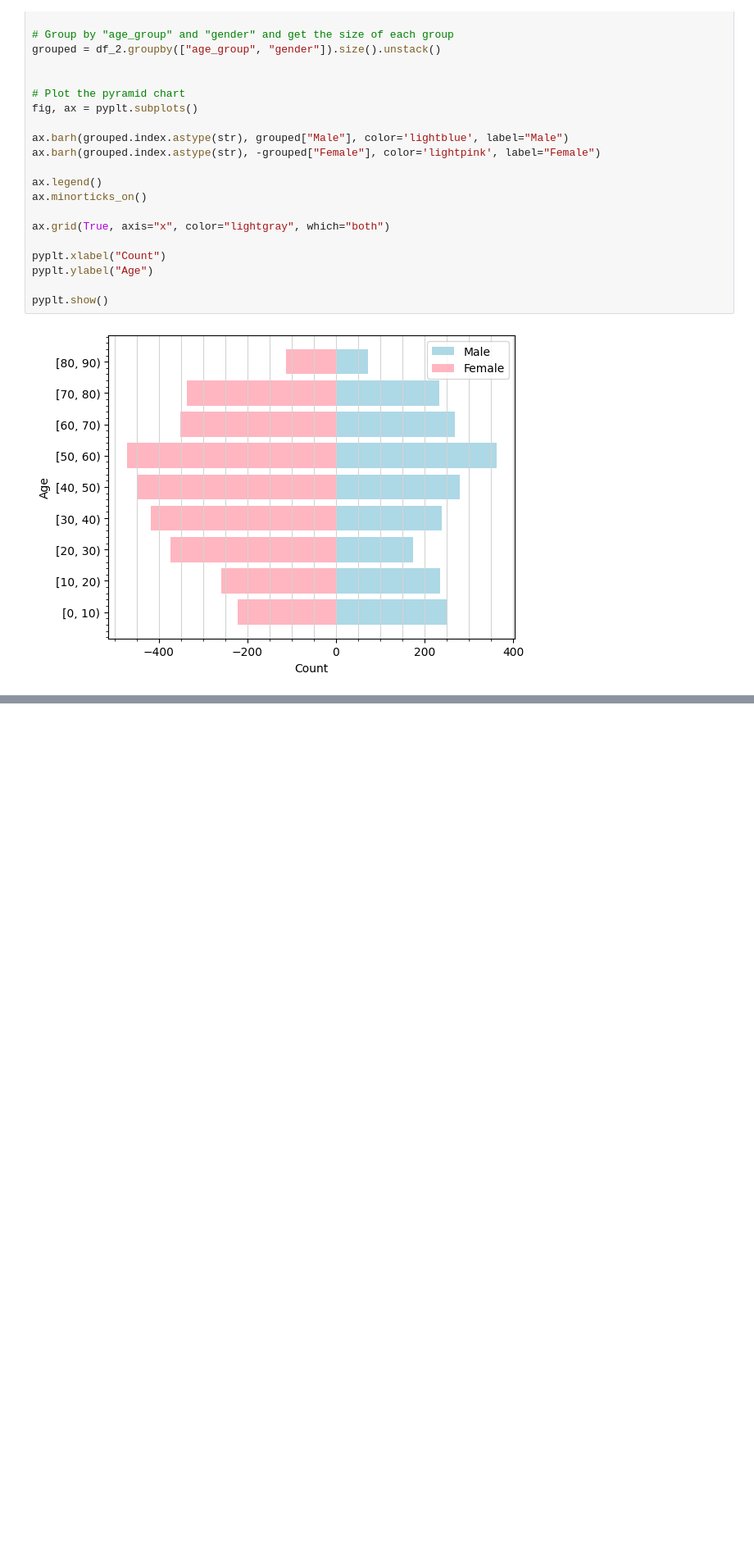
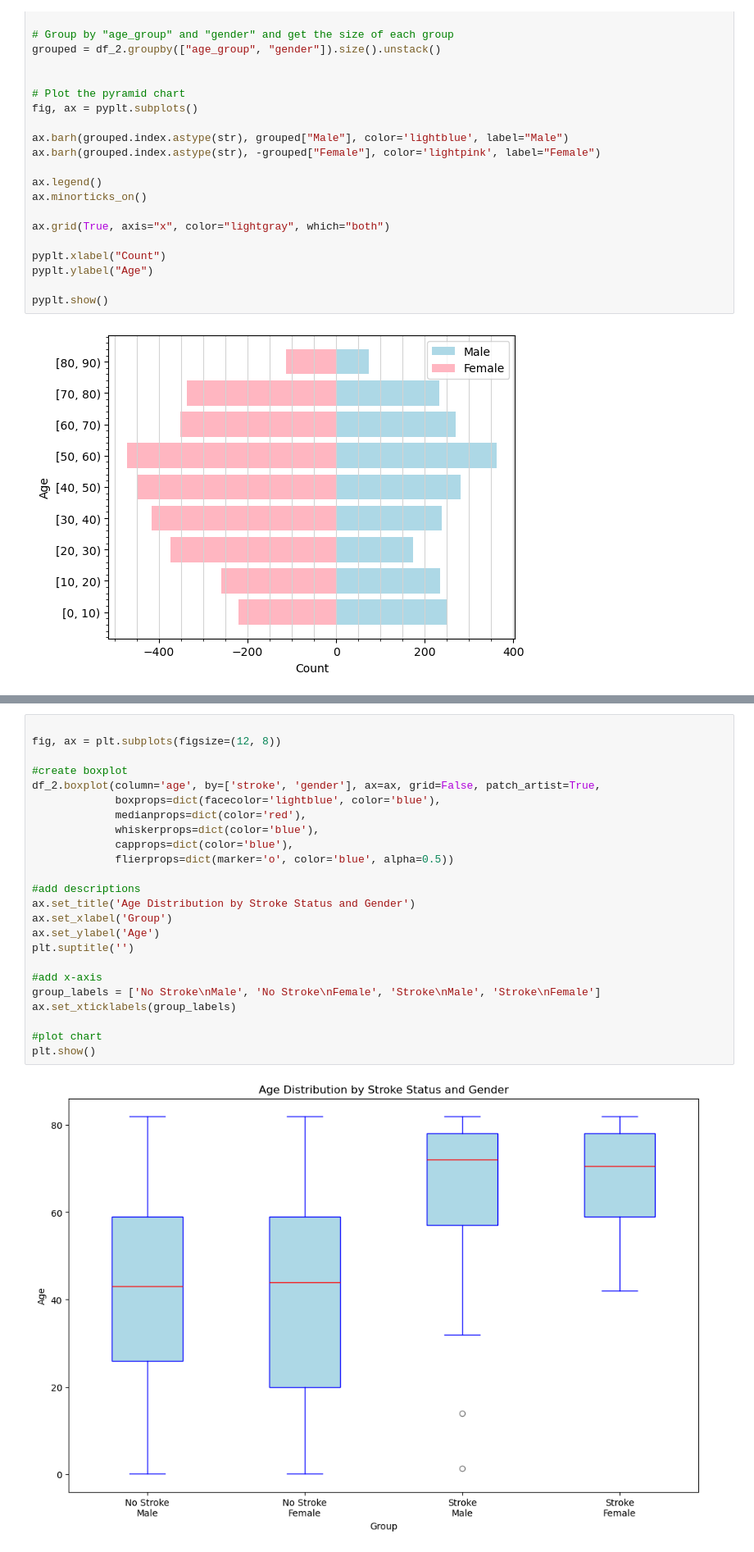
Before and after one commit to lukas-stamm/data-exploration-project, a Jupyter notebook: source_code.ipynb, the cells around one changed output, grey strips where cells are left out. Shown at 82% size. Drawn from its saved outputs; the diff is of its cells as text; blank space fills up the shorter version.

```diff
--- a/source_code.ipynb
+++ b/source_code.ipynb
@@ -128,3 +168,29 @@ pyplt.show()
+# %%
+
+fig, ax = plt.subplots(figsize=(12, 8))
+
+#create boxplot
+df_2.boxplot(column='age', by=['stroke', 'gender'], ax=ax, grid=False, patch_artist=True,
+             boxprops=dict(facecolor='lightblue', color='blue'),
+             medianprops=dict(color='red'),
+             whiskerprops=dict(color='blue'),
+             capprops=dict(color='blue'),
+             flierprops=dict(marker='o', color='blue', alpha=0.5))
+
+#add descriptions
+ax.set_title('Age Distribution by Stroke Status and Gender')
+ax.set_xlabel('Group')
+ax.set_ylabel('Age')
+plt.suptitle('')
+
+#add x-axis
+group_labels = ['No Stroke\nMale', 'No Stroke\nFemale', 'Stroke\nMale', 'Stroke\nFemale']
+ax.set_xticklabels(group_labels)
+
+#plot chart
+plt.show()
+# %% [output]
+[figure, added]
 # %%
 #select only numerical columns to create a heatmap
 num_df = df_2.select_dtypes(include=['int64', 'float64'])
```
Also changed, not shown: parts of 4 cells of this notebook.
